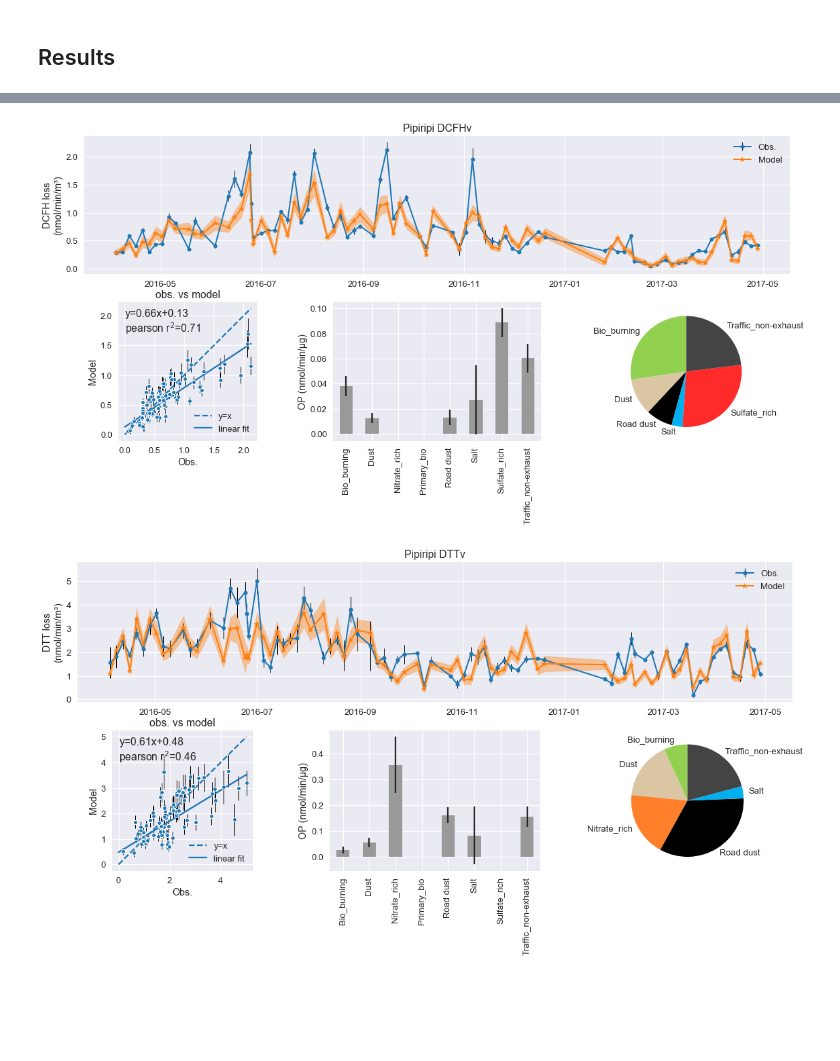
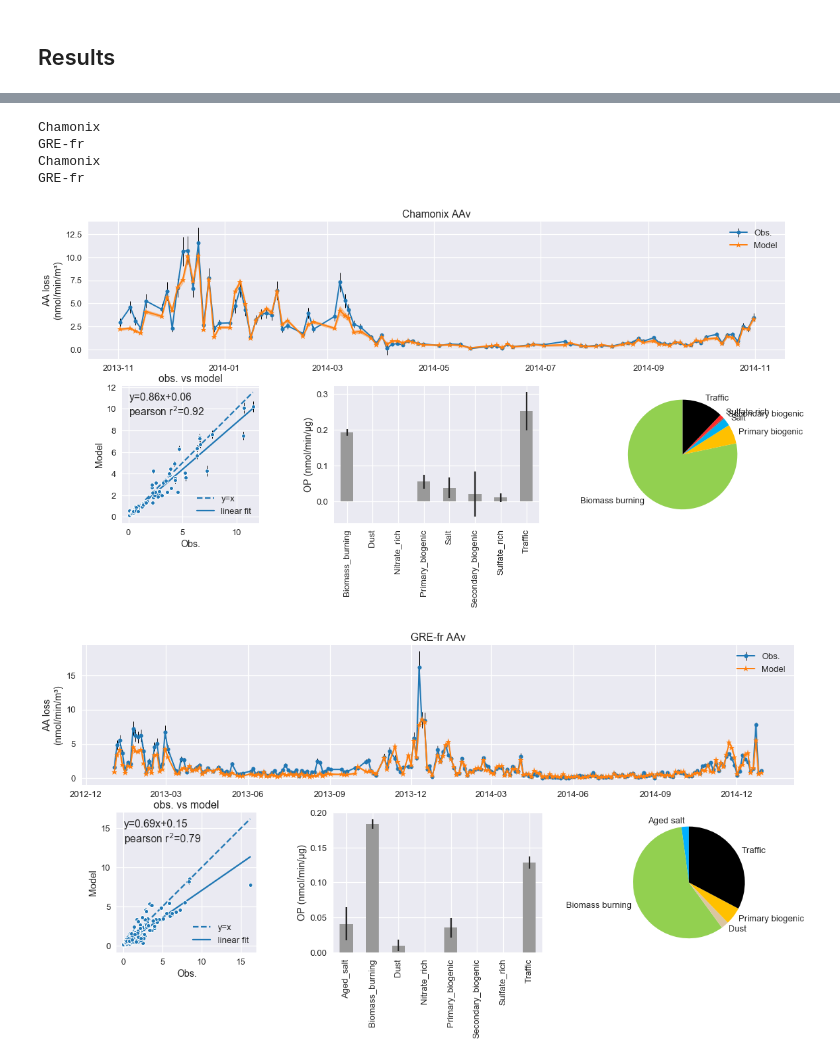
Before and after one commit to weber-s/inversionPO, a Jupyter notebook: deconvol_OP.ipynb, the cells around one changed output, grey strips where cells are left out. Saved outputs shown, nothing was run; the diff lists cells and outputs as text; code cells hidden in the pictures; blank space fills up the shorter version.

```diff
--- a/deconvol_OP.ipynb
+++ b/deconvol_OP.ipynb
@@ -175,16 +243,21 @@ plot_coeff_all_boxplot(sto, list_OPtype)
 # %%
 %matplotlib inline
 sns.set_context("talk")
 for OPtype in list_OPtype:
     for station in list_station:
-        if "Lens" in station:
-            station = "Lens"
+        if not OPtype in sto[station].OP.columns:
+            continue
         if sto[station].OP[OPtype].empty or sto[station].OPmodel[OPtype].isnull().all():
             continue
-        if "Talence" in station:
-            continue
+        #if "Talence" in station:
+        #    continue
+        print(station)
         plot_station(sto[station], OPtype)
         #plot_save(OPtype+station, "/home/webersa/")
 # %% [output]
+Chamonix
+GRE-fr
+Chamonix
+GRE-fr
-[figure, old version]
+[figure, new version]
-[figure, old version]
+[figure, new version]
```
Also changed, not shown: parts of 11 cells of this notebook, 13 other files.
